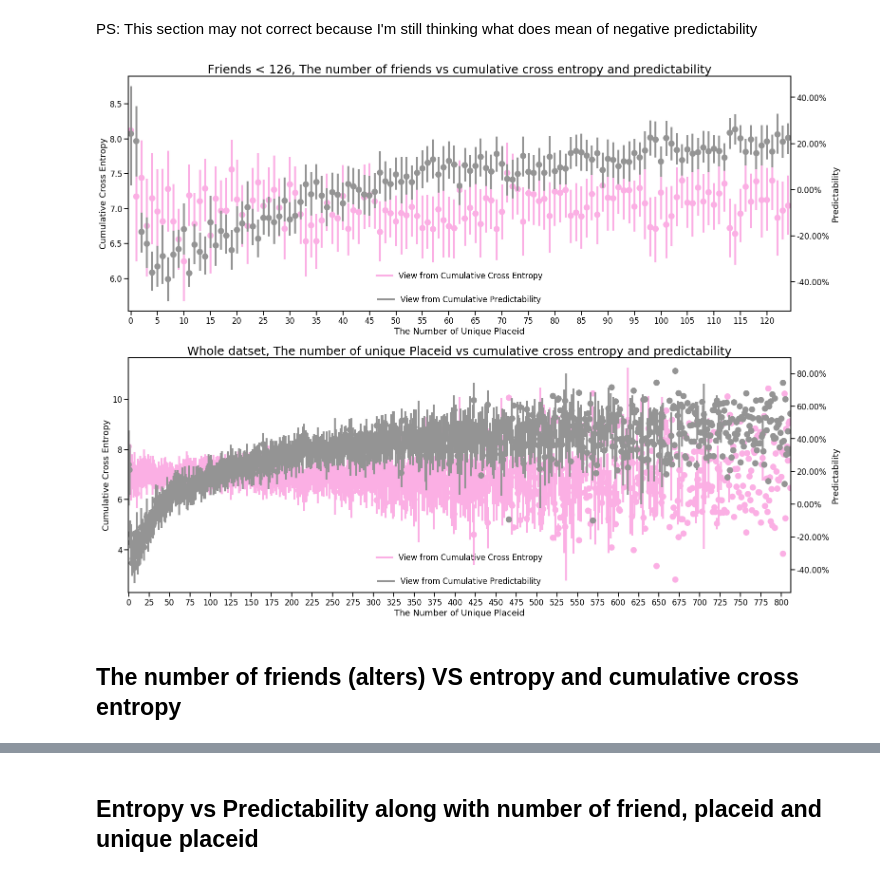
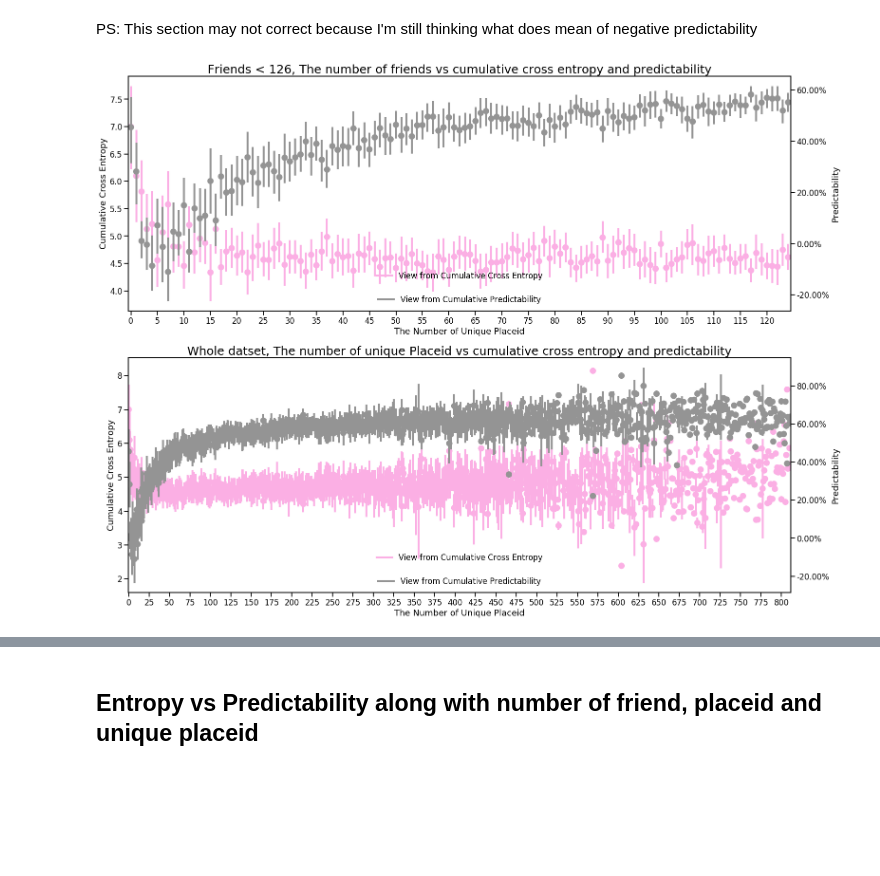
Before and after one commit to Magica-Chen/social-predictability, a Jupyter notebook: Social-Information-Bagrow-Visualization.ipynb, the cells around one changed output, grey strips where cells are left out. Drawn from its saved outputs; the diff is of its cells as text; code cells hidden in the pictures; blank space fills up the shorter version.

```diff
--- a/Social-Information-Bagrow-Visualization.ipynb
+++ b/Social-Information-Bagrow-Visualization.ipynb
@@ -308,43 +315,41 @@ PS: This section may not correct because I'm still thinking what does mean of ne
 # %%
 fig, [ax, ax3] = plt.subplots(2,1, figsize=(25, 20))
 sns.set_context("talk")
-sns.pointplot(x="NumUniqPlaceid", y="CrossEntropy", data=user_details[user_details['NumUniqPlaceid'] < 126], \
+sns.pointplot(x="NumUniqPlaceid", y="ego+alters entropy", data=user_details[user_details['NumUniqPlaceid'] < 126], \
               ci=95, join=False, ax=ax, color=palette[6])
 ax.legend(labels=['View from Cumulative Cross Entropy'], bbox_to_anchor=(0., .1, 1., .1), loc=8, frameon=False)
 ax.set(xlabel='The Number of Unique Placeid', ylabel='Cumulative Cross Entropy')
 
 ax2 = ax.twinx()
-sns.pointplot(x="NumUniqPlaceid", y="CrossPredictability2", data=user_details[user_details['NumUniqPlaceid'] < 126], \
+sns.pointplot(x="NumUniqPlaceid", y="ego+alters predictability", data=user_details[user_details['NumUniqPlaceid'] < 126], \
               ci=95, join=False, ax=ax2, color=palette[7])
 ax2.legend(labels=['View from Cumulative Predictability'], bbox_to_anchor=(0., 0, 1., .1), loc=8, frameon=False)
 
 vals = ax2.get_yticks()
 ax2.set_yticklabels(['{:,.2%}'.format(x) for x in vals])
 ax2.xaxis.set_major_locator(ticker.MultipleLocator(5))
 ax2.xaxis.set_major_formatter(ticker.ScalarFormatter())
 ax2.set(xlabel='The Number of Unique Placeid', ylabel='Predictability')
 
 plt.title('Friends < 126, The number of friends vs cumulative cross entropy and predictability', fontsize=25)
 
-sns.pointplot(x="NumUniqPlaceid", y="CrossEntropy", data=user_details, \
+sns.pointplot(x="NumUniqPlaceid", y="ego+alters entropy", data=user_details, \
               ci=95, join=False, ax=ax3, color=palette[6])
 ax3.set(xlabel='The Number of Unique Placeid', ylabel='Cumulative Cross Entropy')
 ax3.legend(labels=['View from Cumulative Cross Entropy'], bbox_to_anchor=(0., .1, 1., .1), loc=8, frameon=False)
 
 ax4 = ax3.twinx()
-sns.pointplot(x="NumUniqPlaceid", y="CrossPredictability2", data=user_details, \
+sns.pointplot(x="NumUniqPlaceid", y="ego+alters predictability", data=user_details, \
               ci=95, join=False, ax=ax4, color=palette[7])
 ax4.legend(labels=['View from Cumulative Predictability'], bbox_to_anchor=(0., 0, 1., .1), loc=8, frameon=False)
 
 vals = ax4.get_yticks()
 ax4.set_yticklabels(['{:,.2%}'.format(x) for x in vals])
 ax4.xaxis.set_major_locator(ticker.MultipleLocator(25))
 ax4.xaxis.set_major_formatter(ticker.ScalarFormatter())
 ax4.set(xlabel='The Number of Unique Placeid', ylabel='Predictability')
 
 plt.title('Whole datset, The number of unique Placeid vs cumulative cross entropy and predictability', fontsize=25)
 plt.show()
 # %% [output]
-[figure, old version]
+[figure, new version]
-# %% [markdown]
-## The number of friends (alters) VS entropy and cumulative cross entropy
```
Also changed, not shown: parts of 15 cells of this notebook.
